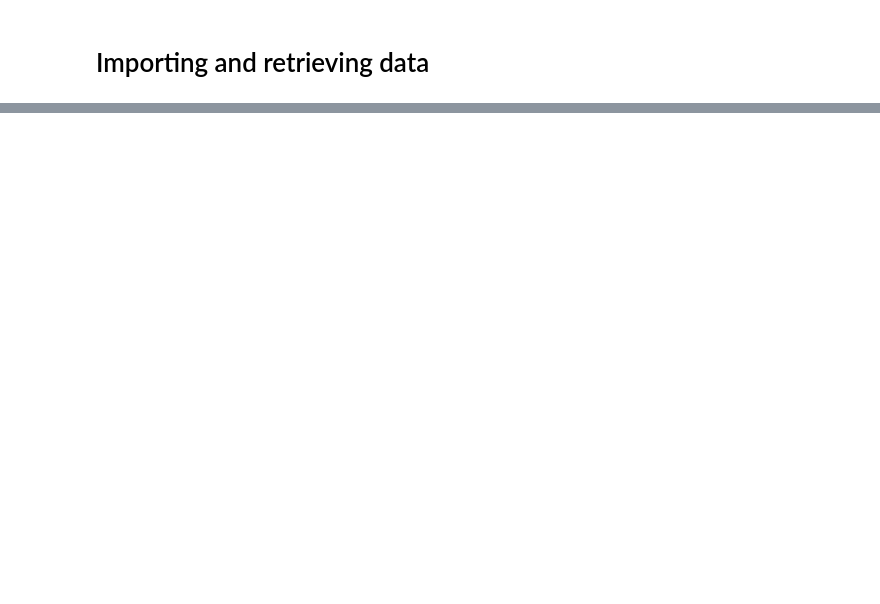
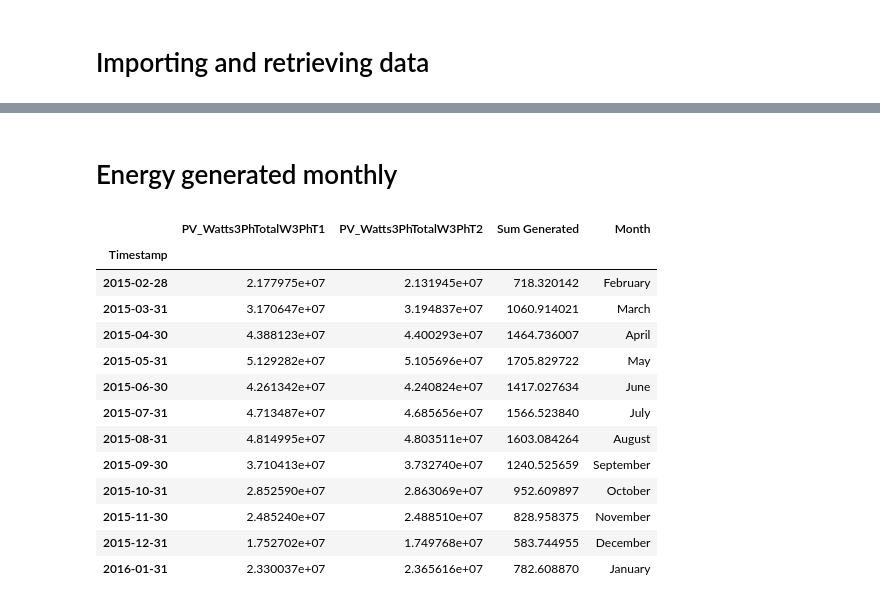
Before and after one commit to Divixity/Datavidenskab-P6, a Jupyter notebook: Development/ConsumingAttributes.ipynb, the cells around one changed output, grey strips where cells are left out. Saved outputs shown, nothing was run; the diff lists cells and outputs as text; code cells hidden in the pictures; blank space fills up the shorter version.

```diff
--- a/Development/ConsumingAttributes.ipynb
+++ b/Development/ConsumingAttributes.ipynb
@@ -20,15 +37,20 @@ year_2[columns_to_clip].clip(lower=0) #Minimum value of column must be 0, else s
 # %%
 watt_attributes = metadata[metadata["Units"] == "W"] # We only want attributes measured in Watts
+
+# Define generating attributes as attributes in W that have description "Instantaneous power produced"
+powerproduced_attributes = [description.startswith("Instantaneous power produced") for description in watt_attributes["Description"]]
+gen_attributes = watt_attributes[powerproduced_attributes]
+gen_attributes = gen_attributes["Attribute"].tolist()
+
 watt_attributes = watt_attributes[watt_attributes['max_value'] > 0] #If no measurements are recorded in the attribute, we dont need to include it
-watt_attributes = watt_attributes[watt_attributes["Parameter"] != "Power_Thermal"]
-watt_attributes = watt_attributes[watt_attributes["Subsystem"] != "PV"]
+watt_attributes = watt_attributes[watt_attributes["Parameter"] != "Power_Thermal"] #Emulators should not be included in load
+watt_attributes = watt_attributes[watt_attributes["Subsystem"] != "PV"] #PV subsystem neither
 
 consuming_attributes = watt_attributes["Attribute"].to_list()
-print(len(consuming_attributes))
+print("The number of consuming attributes are", len(consuming_attributes))
 
+# Removing the attributes which has a correlation of 1 with other, and those with a standby version
 unwanted_attributes = ["Elec_PowerClothesWasher", "Elec_PowerRefrigerator",  "Elec_PowerMicrowave", "Elec_PowerPlugsLR", "Elec_PowerLights2ndFloor", "Elec_PowerPlugsBR3", "Elec_PowerPlugsBR2", "Elec_PowerPlugsInstKitD", "Elec_PowerHeatPumpWH2of2"]
+#Se metadata for forklaring af unwanted_attributes
 
-#Se metadata for forklaring af unwanted_attributes
 consuming_attributes = [attribute for attribute in consuming_attributes if attribute not in unwanted_attributes]
-
-consuming_attributes
@@ -81,0 +222,28 @@ total_consumed_plugloads * (1/60) / 1000
+# %% [markdown]
+# Energy generated monthly
+# %%
+energy_data_produced = year_2[["Timestamp"] + gen_attributes]
+
+energy_data_produced_monthly = energy_data_produced.resample('M', on='Timestamp').sum()
+energy_data_produced_monthly["Sum Generated"] = (energy_data_produced_monthly.sum(axis=1) * (1/60) ) / 1000
+energy_data_produced_monthly['Month'] = energy_data_produced_monthly.index.month_name()
+
+# energy_data["Net Energy"] = energy_data["Sum Generating"] - energy_data["Sum Consuming"]
+# energy_data["Surplus"] = energy_data["Net Energy"] > 0
+# energy_data = energy_data[40265:40265*2]
+energy_data_produced_monthly
+# %% [output]
+|  | PV_Watts3PhTotalW3PhT1 | PV_Watts3PhTotalW3PhT2 | Sum Generated | Month |
+| Timestamp |  |  |  |  |
+| 2015-02-28 | 2.177975e+07 | 2.131945e+07 | 718.320142 | February |
+| 2015-03-31 | 3.170647e+07 | 3.194837e+07 | 1060.914021 | March |
+| 2015-04-30 | 4.388123e+07 | 4.400293e+07 | 1464.736007 | April |
+| 2015-05-31 | 5.129282e+07 | 5.105696e+07 | 1705.829722 | May |
+| 2015-06-30 | 4.261342e+07 | 4.240824e+07 | 1417.027634 | June |
+| 2015-07-31 | 4.713487e+07 | 4.685656e+07 | 1566.523840 | July |
+| 2015-08-31 | 4.814995e+07 | 4.803511e+07 | 1603.084264 | August |
+| 2015-09-30 | 3.710413e+07 | 3.732740e+07 | 1240.525659 | September |
+| 2015-10-31 | 2.852590e+07 | 2.863069e+07 | 952.609897 | October |
+| 2015-11-30 | 2.485240e+07 | 2.488510e+07 | 828.958375 | November |
+| 2015-12-31 | 1.752702e+07 | 1.749768e+07 | 583.744955 | December |
+| 2016-01-31 | 2.330037e+07 | 2.365616e+07 | 782.608870 | January |
```
Also changed, not shown: parts of 26 cells of this notebook.
